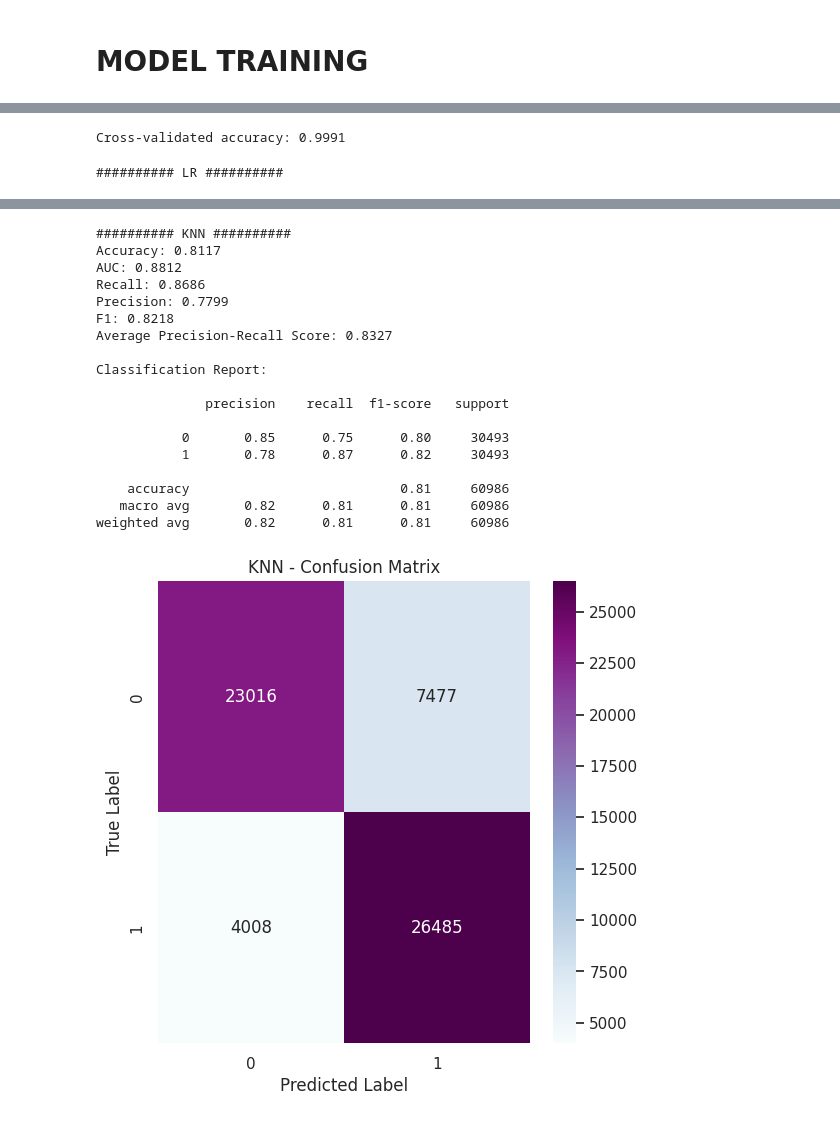
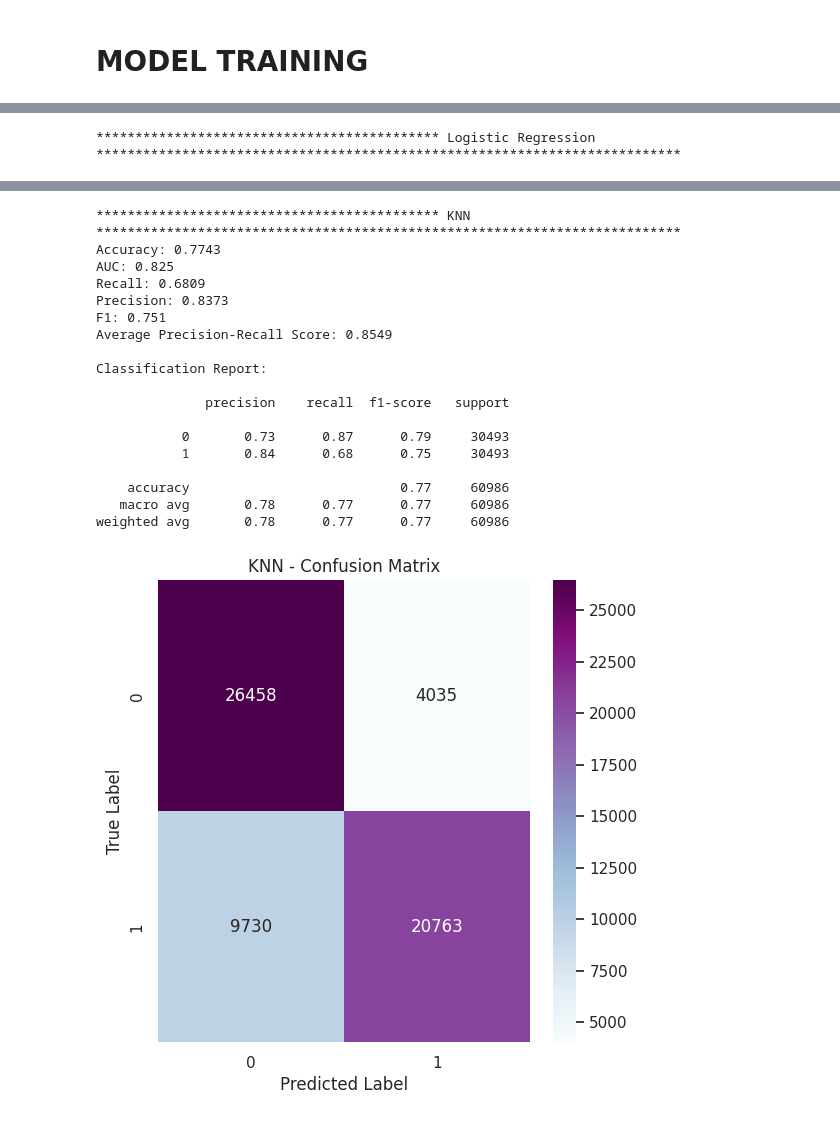
Before and after one commit to TshidisoKingk/Telco-Customer-Churn, a Jupyter notebook: Customer_churn.ipynb, the cells around one changed output, grey strips where cells are left out. Cells and saved outputs as stored; diff of their text form; code cells hidden in the pictures.

```diff
--- a/Customer_churn.ipynb
+++ b/Customer_churn.ipynb
@@ -561,7 +520,7 @@ df2.head()
 | 3 | 31584 | 42 | 33 | 27 | 6 | 9 | 840 | ... |
 | 4 | 18873 | 50 | 40 | 8 | 9 | 8 | 838 | ... |
 # %%
-df2.columns = df2.columns.str.replace(' ', '_')
+#df2.columns = df2.columns.str.replace(' ', '_')
 # %%
 #DEPENDANT VIARABLE
 
@@ -569,53 +528,23 @@ y = df2["Churn"]
 # %%
 #INDEPENDANT VIARABLES
 
-X = df2.drop(["Churn","CustomerID"], axis=1)
+X = df2.drop(["Churn", "Subscription_Type_Encoded", "Last Interaction", "Age", "Contract_Length_Encoded"], axis=1)
 # %%
-models = [('LR', LogisticRegression(random_state=12345)),
+models = [('Logistic Regression', LogisticRegression(random_state=12345)),
           ('KNN', KNeighborsClassifier()),
-          ('CART', DecisionTreeClassifier(random_state=12345)),
-          ('RF', RandomForestClassifier(random_state=12345)),
-          ('XGB', XGBClassifier(random_state=12345)),
-          ("LightGBM", LGBMClassifier(random_state=12345)),
-          #("CatBoost", CatBoostClassifier(verbose=False, random_state=12345))
+          ('Decision Tree Classifier', DecisionTreeClassifier(random_state=12345)),
+          ('Random Forest Classifier', RandomForestClassifier(random_state=12345)),
           ]
 # %%
 base_models_metrics = []
-# %%
-from sklearn.model_selection import cross_val_score
-
-scores = cross_val_score(model, X, y, cv=5, scoring='accuracy')
-print(f'Cross-validated accuracy: {scores.mean():.4f}')
-# %% [output]
-Cross-validated accuracy: 0.9991
 # %%
-from sklearn.model_selection import StratifiedKFold
-from sklearn.metrics import (
-    accuracy_score,
-    precision_score,
-    recall_score,
-    f1_score,
-    roc_auc_score,
-    average_precision_score,
-    classification_report,
-    confusion_matrix
-)
-import matplotlib.pyplot as plt
-import seaborn as sns
-import numpy as np
-import pandas as pd
-
-# Initialize list to store model metrics
 base_models_metrics = []
 
-# Define Stratified K-Fold cross-validator
 skf = StratifiedKFold(n_splits=5, shuffle=True, random_state=42)
 
-# Iterate over each model
 for name, model in models:
-    print(f"########## {name} ##########")
+    print(f"******************************************** {name} ***************************************************************************")
 
-    # Lists to store metrics for each fold
     accuracies = []
     aucs = []
     recalls = []
@@ -632,7 +561,6 @@ for name, model in models:
         X_train_fold, X_test_fold = X.iloc[train_index], X.iloc[test_index]
         y_train_fold, y_test_fold = y.iloc[train_index], y.iloc[test_index]
 
-        # Fit the model
         model.fit(X_train_fold, y_train_fold)
 
         # Predict probabilities and classes
@@ -644,7 +572,6 @@ for name, model in models:
         all_y_pred.extend(y_pred_fold)
         all_y_proba.extend(y_proba_fold)
 
-        # Compute metrics
         accuracies.append(accuracy_score(y_test_fold, y_pred_fold))
         aucs.append(roc_auc_score(y_test_fold, y_proba_fold))
         recalls.append(recall_score(y_test_fold, y_pred_fold))
@@ -652,7 +579,7 @@ for name, model in models:
         f1s.append(f1_score(y_test_fold, y_pred_fold))
         avg_precisions.append(average_precision_score(y_test_fold, y_proba_fold))
 
-        # Compute confusion matrix for the fold and add to the sum
+
         conf_matrix = confusion_matrix(y_test_fold, y_pred_fold)
         conf_matrix_sum += conf_matrix
 
@@ -664,7 +591,6 @@ for name, model in models:
     f1 = round(np.mean(f1s), 4)
     avg_precision = round(np.mean(avg_precisions), 4)
 
-    # Store metrics
     base_models_metrics.append({
         "Model": name,
         "Accuracy": accuracy,
@@ -675,7 +601,6 @@ for name, model in models:
         "Average Precision": avg_precision
     })
 
-    # Print metrics
     print(f"Accuracy: {accuracy}")
     print(f"AUC: {auc}")
     print(f"Recall: {recall}")
@@ -695,7 +620,7 @@ for name, model in models:
     plt.xlabel('Predicted Label')
     plt.show()
 # %% [output]
-########## LR ##########
+******************************************** Logistic Regression ***************************************************************************
 STOP: TOTAL NO. OF ITERATIONS REACHED LIMIT.
 
 Increase the number of iterations (max_iter) or scale the data as shown in:
@@ -734,19 +659,19 @@ weighted avg       0.79      0.79      0.79     60986
-########## KNN ##########
-Accuracy: 0.8117
-AUC: 0.8812
-Recall: 0.8686
-Precision: 0.7799
-F1: 0.8218
-Average Precision-Recall Score: 0.8327
+******************************************** KNN ***************************************************************************
+Accuracy: 0.7743
+AUC: 0.825
+Recall: 0.6809
+Precision: 0.8373
+F1: 0.751
+Average Precision-Recall Score: 0.8549
 
 Classification Report:
 
               precision    recall  f1-score   support
 
-           0       0.85      0.75      0.80     30493
-           1       0.78      0.87      0.82     30493
+           0       0.73      0.87      0.79     30493
+           1       0.84      0.68      0.75     30493
 
-    accuracy                           0.81     60986
-   macro avg       0.82      0.81      0.81     60986
-weighted avg       0.82      0.81      0.81     60986
+    accuracy                           0.77     60986
+   macro avg       0.78      0.77      0.77     60986
+weighted avg       0.78      0.77      0.77     60986
-[figure, old version]
+[figure, new version]
```
Also changed, not shown: parts of 15 cells of this notebook.
